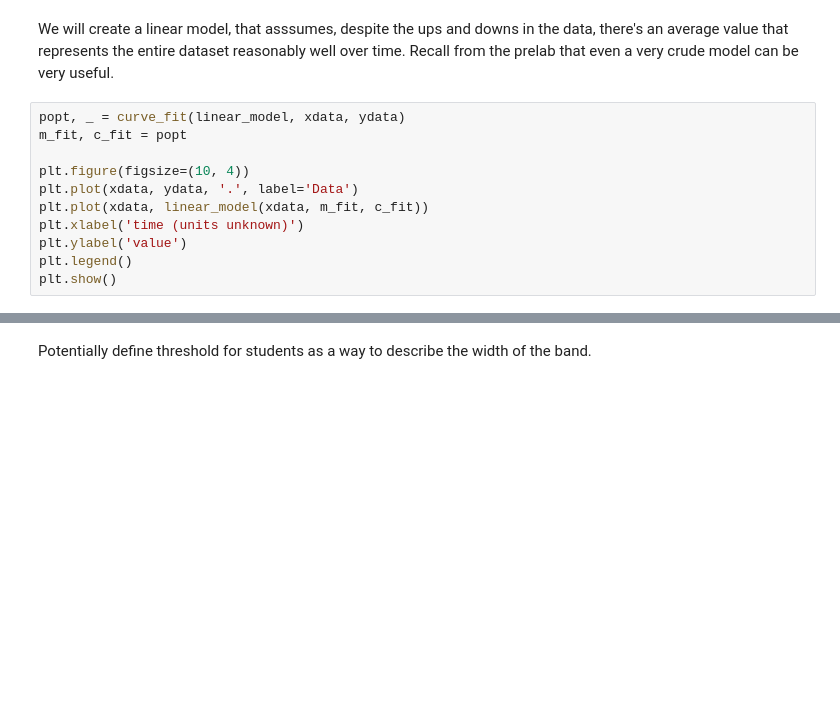
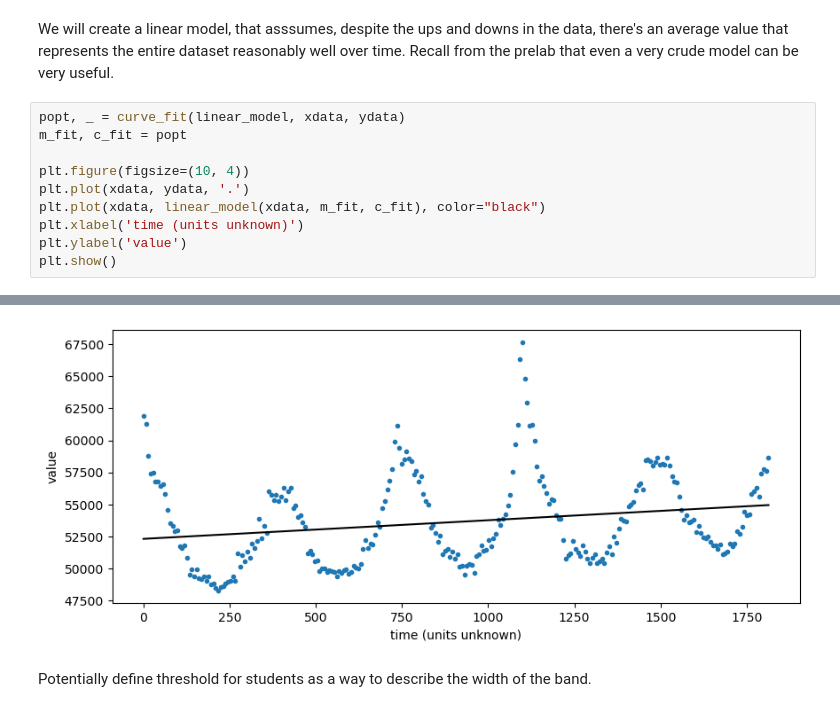
Before and after one commit to sensesensibilityscience/datascience, a Jupyter notebook: 2024/excessdeaths/student/modelling.ipynb, the cells around one changed output, grey strips where cells are left out. Saved outputs shown, nothing was run; the diff lists cells and outputs as text; blank space fills up the shorter version.

```diff
--- a/2024/excessdeaths/student/modelling.ipynb
+++ b/2024/excessdeaths/student/modelling.ipynb
@@ -132,10 +127,9 @@ popt, _ = curve_fit(linear_model, xdata, ydata)
 m_fit, c_fit = popt
 
 plt.figure(figsize=(10, 4))
-plt.plot(xdata, ydata, '.', label='Data')
-plt.plot(xdata, linear_model(xdata, m_fit, c_fit))
+plt.plot(xdata, ydata, '.')
+plt.plot(xdata, linear_model(xdata, m_fit, c_fit), color="black")
 plt.xlabel('time (units unknown)')
 plt.ylabel('value')
-plt.legend()
 plt.show()
 # %% [output]
@@ -144,3 +136,4 @@ plt.show()
+[figure, added]
 # %% [markdown]
 Potentially define threshold for students as a way to describe the width of the band.
 # %%
```
Also changed, not shown: parts of 46 cells of this notebook, 1 other file.
